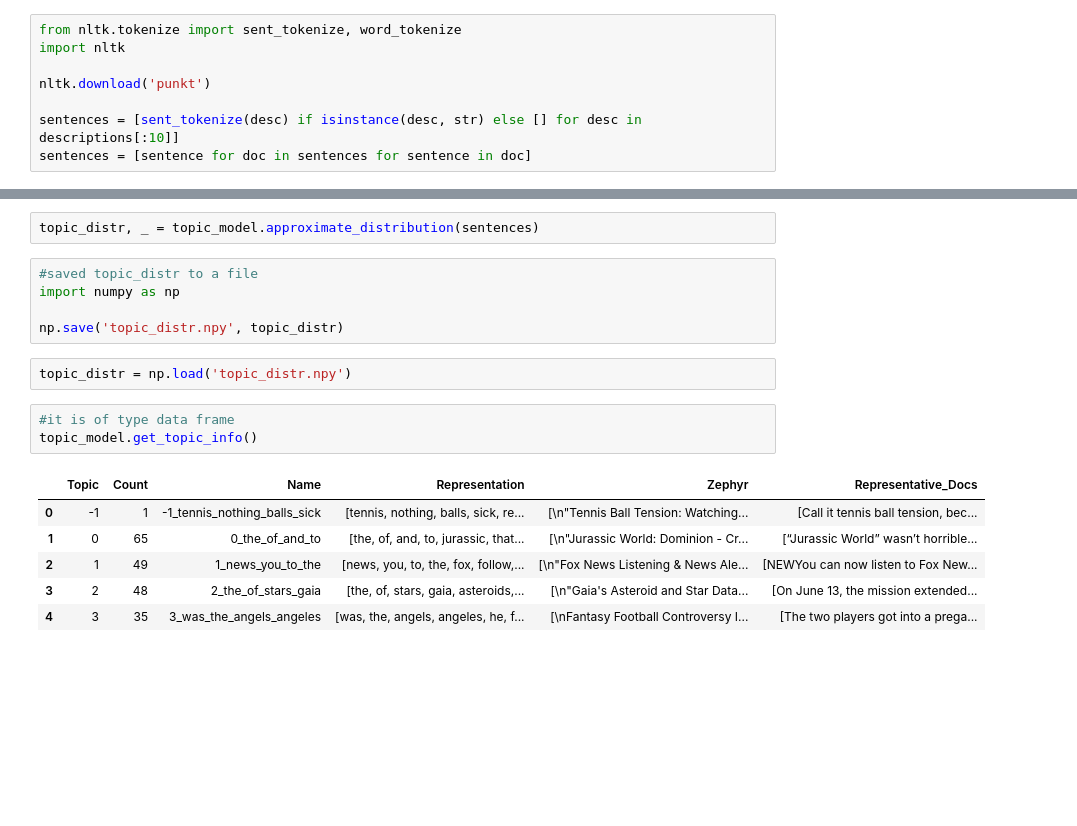
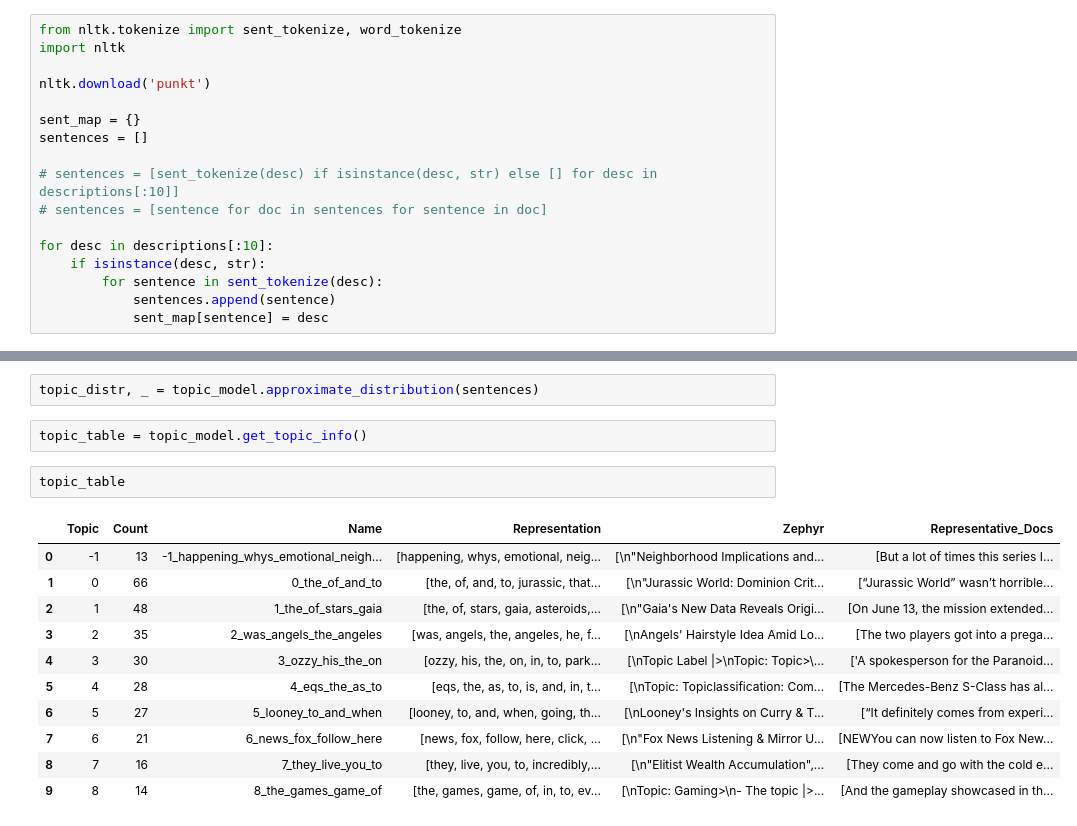
Before and after one commit to GeometricBison/jinship_sp2024, a Jupyter notebook: Zephyr.ipynb, the cells around one changed output, grey strips where cells are left out. Drawn from its saved outputs; the diff is of its cells as text; blank space fills up the shorter version.

```diff
--- a/Zephyr.ipynb
+++ b/Zephyr.ipynb
@@ -67,8 +67,17 @@ import nltk
 
 nltk.download('punkt')
 
-sentences = [sent_tokenize(desc) if isinstance(desc, str) else [] for desc in descriptions[:10]]
-sentences = [sentence for doc in sentences for sentence in doc]
+sent_map = {}
+sentences = []
+
+# sentences = [sent_tokenize(desc) if isinstance(desc, str) else [] for desc in descriptions[:10]]
+# sentences = [sentence for doc in sentences for sentence in doc]
+
+for desc in descriptions[:10]:
+    if isinstance(desc, str):
+        for sentence in sent_tokenize(desc):
+            sentences.append(sentence)
+            sent_map[sentence] = desc
 # %% [output]
 [nltk_data] Downloading package punkt to /Users/ayushjain/nltk_data...
 [nltk_data]   Package punkt is already up-to-date!
@@ -115,21 +124,20 @@ Number of tokens (984) exceeded maximum context length (512).
 <bertopic._bertopic.BERTopic at 0x...>
 # %%
 topic_distr, _ = topic_model.approximate_distribution(sentences)
-# %%
-#saved topic_distr to a file
-import numpy as np
-
-np.save('topic_distr.npy', topic_distr)
-# %%
-topic_distr = np.load('topic_distr.npy')
-# %%
-#it is of type data frame
-topic_model.get_topic_info()
-# %% [output]
-|  | Topic | Count | Name | Representation | Zephyr | Representative_Docs |
-| 0 | -1 | 1 | -1_tennis_nothing_balls_sick | [tennis, nothing, balls, sick, re... | [\n"Tennis Ball Tension: Watching... | [Call it tennis ball tension, bec... |
-| 1 | 0 | 65 | 0_the_of_and_to | [the, of, and, to, jurassic, that... | [\n"Jurassic World: Dominion - Cr... | [“Jurassic World” wasn’t horrible... |
-| 2 | 1 | 49 | 1_news_you_to_the | [news, you, to, the, fox, follow,... | [\n"Fox News Listening & News Ale... | [NEWYou can now listen to Fox New... |
-| 3 | 2 | 48 | 2_the_of_stars_gaia | [the, of, stars, gaia, asteroids,... | [\n"Gaia's Asteroid and Star Data... | [On June 13, the mission extended... |
-| 4 | 3 | 35 | 3_was_the_angels_angeles | [was, the, angels, angeles, he, f... | [\nFantasy Football Controversy I... | [The two players got into a prega... |
+# %%
+topic_table = topic_model.get_topic_info()
+# %%
+topic_table
+# %% [output]
+|  | Topic | Count | Name | Representation | Zephyr | Representative_Docs |
+| 0 | -1 | 13 | -1_happening_whys_emotional_neigh... | [happening, whys, emotional, neig... | [\n"Neighborhood Implications and... | [But a lot of times this series I... |
+| 1 | 0 | 66 | 0_the_of_and_to | [the, of, and, to, jurassic, that... | [\n"Jurassic World: Dominion Crit... | [“Jurassic World” wasn’t horrible... |
+| 2 | 1 | 48 | 1_the_of_stars_gaia | [the, of, stars, gaia, asteroids,... | [\n"Gaia's New Data Reveals Origi... | [On June 13, the mission extended... |
+| 3 | 2 | 35 | 2_was_angels_the_angeles | [was, angels, the, angeles, he, f... | [\nAngels' Hairstyle Idea Amid Lo... | [The two players got into a prega... |
+| 4 | 3 | 30 | 3_ozzy_his_the_on | [ozzy, his, the, on, in, to, park... | [\nTopic Label |>\nTopic: Topic>\... | ['A spokesperson for the Paranoid... |
+| 5 | 4 | 28 | 4_eqs_the_as_to | [eqs, the, as, to, is, and, in, t... | [\nTopic: Topiclassification: Com... | [The Mercedes-Benz S-Class has al... |
+| 6 | 5 | 27 | 5_looney_to_and_when | [looney, to, and, when, going, th... | [\nLooney's Insights on Curry & T... | [“It definitely comes from experi... |
+| 7 | 6 | 21 | 6_news_fox_follow_here | [news, fox, follow, here, click, ... | [\n"Fox News Listening & Mirror U... | [NEWYou can now listen to Fox New... |
+| 8 | 7 | 16 | 7_they_live_you_to | [they, live, you, to, incredibly,... | [\n"Elitist Wealth Accumulation",... | [They come and go with the cold e... |
+| 9 | 8 | 14 | 8_the_games_game_of | [the, games, game, of, in, to, ev... | [\nTopic: Gaming>\n- The topic |>... | [And the gameplay showcased in th... |
 # %%
```
Also changed, not shown: parts of 6 cells of this notebook.
